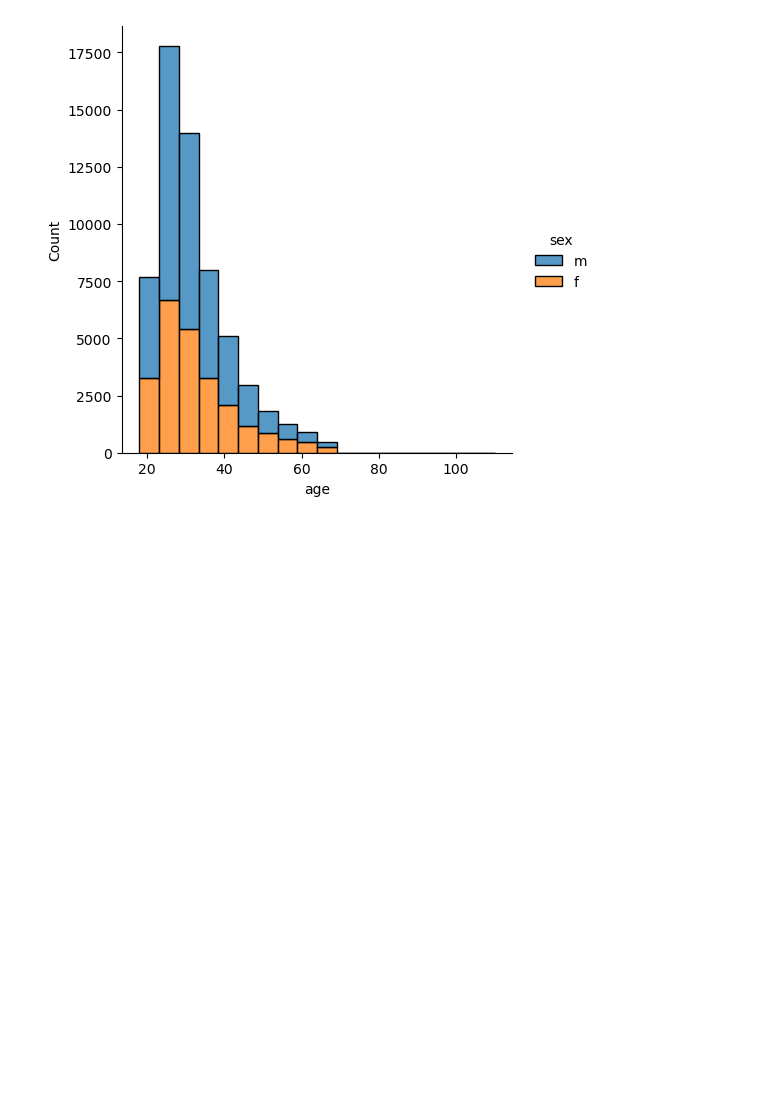
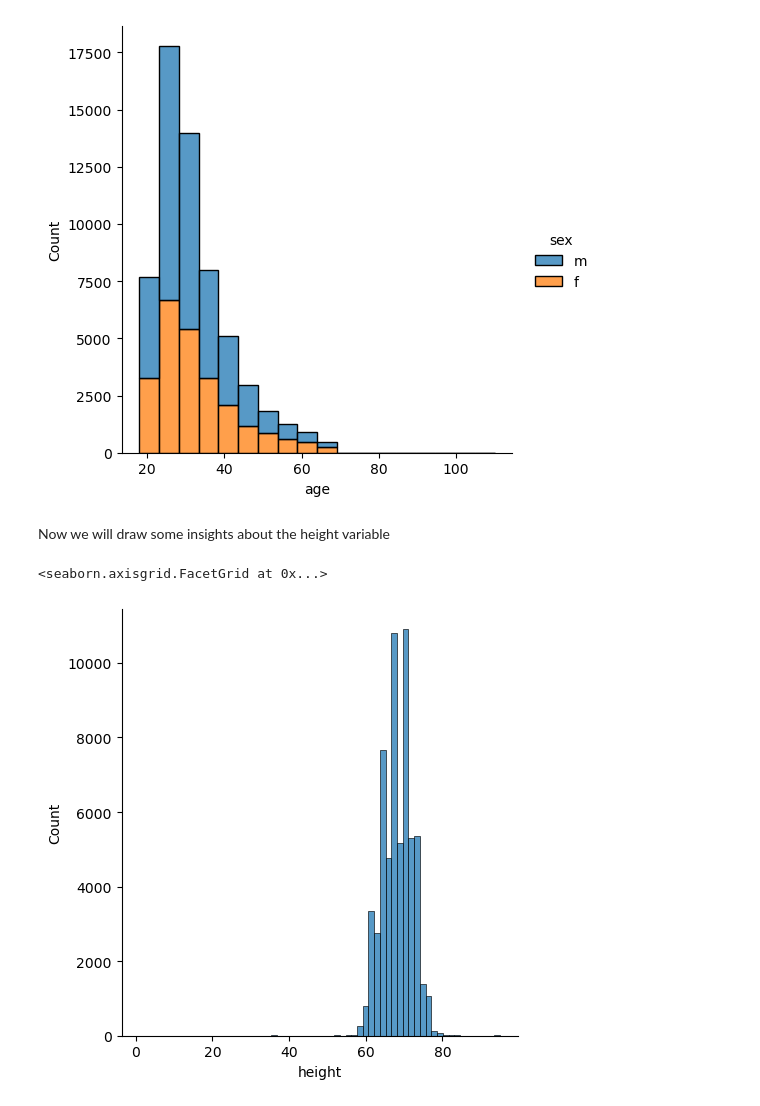
Before and after one commit to Kyloni417/OkCupid-Date-a-Scientist, a Jupyter notebook: date-a-scientist.ipynb, the cells around one changed output. Drawn from its saved outputs; the diff is of its cells as text; code cells hidden in the pictures; blank space fills up the shorter version.

Commit message:
continuous variables
Did basic exploratory statistics and visualizations of continuous variables, age, height, and income.

```diff
--- a/date-a-scientist.ipynb
+++ b/date-a-scientist.ipynb
@@ -144,3 +144,10 @@ sns.displot(data=profiles, x='age', hue='sex', kind='hist', binwidth=5, multiple
 # %% [output]
 <seaborn.axisgrid.FacetGrid at 0x...>
 [figure]
+# %% [markdown]
+Now we will draw some insights about the height variable
+# %%
+sns.displot(data=profiles, x='height', kind='hist', binwidth=1.5)
+# %% [output]
+<seaborn.axisgrid.FacetGrid at 0x...>
+[figure, added]
```
Also changed, not shown: parts of 6 cells of this notebook.
